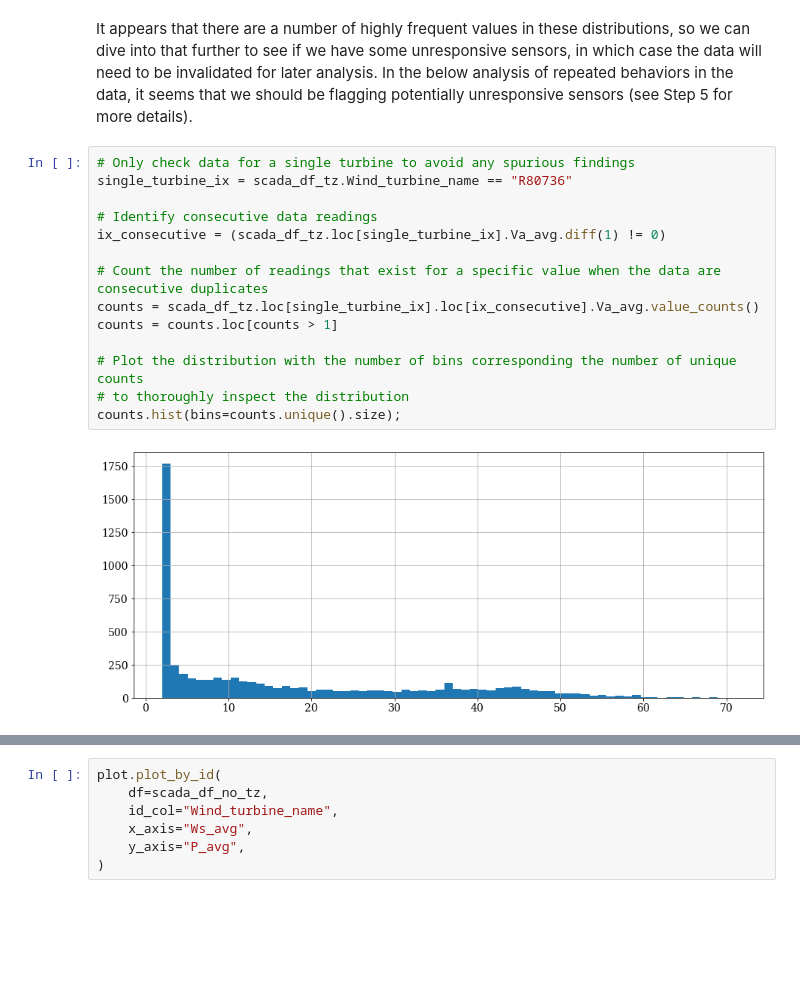
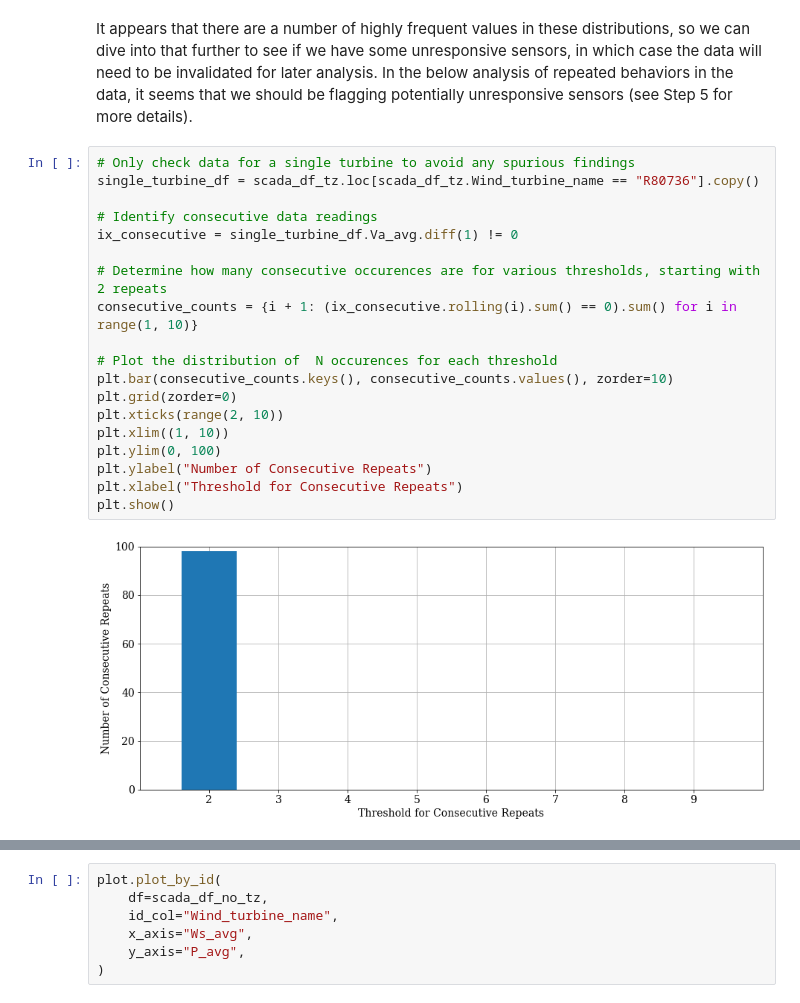
Before and after one commit to NREL/OpenOA, a Jupyter notebook: examples/00_intro_to_plant_data.ipynb, the cells around one changed output, grey strips where cells are left out. Drawn from its saved outputs; the diff is of its cells as text; blank space fills up the shorter version.

```diff
--- a/examples/00_intro_to_plant_data.ipynb
+++ b/examples/00_intro_to_plant_data.ipynb
@@ -230,19 +317,24 @@ plot.column_histograms(scada_df_tz)
 [figure]
 # %% [markdown]
 It appears that there are a number of highly frequent values in these distributions, so we can dive into that further to see if we have some unresponsive sensors, in which case the data will need to be invalidated for later analysis. In the below analysis of repeated behaviors in the data, it seems that we should be flagging potentially unresponsive sensors (see Step 5 for more details).
-# %%
-# Only check data for a single turbine to avoid any spurious findings
-single_turbine_ix = scada_df_tz.Wind_turbine_name == "R80736"
-
-# Identify consecutive data readings
-ix_consecutive = (scada_df_tz.loc[single_turbine_ix].Va_avg.diff(1) != 0)
-
-# Count the number of readings that exist for a specific value when the data are consecutive duplicates
-counts = scada_df_tz.loc[single_turbine_ix].loc[ix_consecutive].Va_avg.value_counts()
-counts = counts.loc[counts > 1]
-
-# Plot the distribution with the number of bins corresponding the number of unique counts
-# to thoroughly inspect the distribution
-counts.hist(bins=counts.unique().size);
-# %% [output]
-[figure, removed]
+# %%
+# Only check data for a single turbine to avoid any spurious findings
+single_turbine_df = scada_df_tz.loc[scada_df_tz.Wind_turbine_name == "R80736"].copy()
+
+# Identify consecutive data readings
+ix_consecutive = single_turbine_df.Va_avg.diff(1) != 0
+
+# Determine how many consecutive occurences are for various thresholds, starting with 2 repeats
+consecutive_counts = {i + 1: (ix_consecutive.rolling(i).sum() == 0).sum() for i in range(1, 10)}
+
+# Plot the distribution of  N occurences for each threshold
+plt.bar(consecutive_counts.keys(), consecutive_counts.values(), zorder=10)
+plt.grid(zorder=0)
+plt.xticks(range(2, 10))
+plt.xlim((1, 10))
+plt.ylim(0, 100)
+plt.ylabel("Number of Consecutive Repeats")
+plt.xlabel("Threshold for Consecutive Repeats")
+plt.show()
+# %% [output]
+[figure, added]
```
Also changed, not shown: parts of 44 cells of this notebook, 3 other files.
